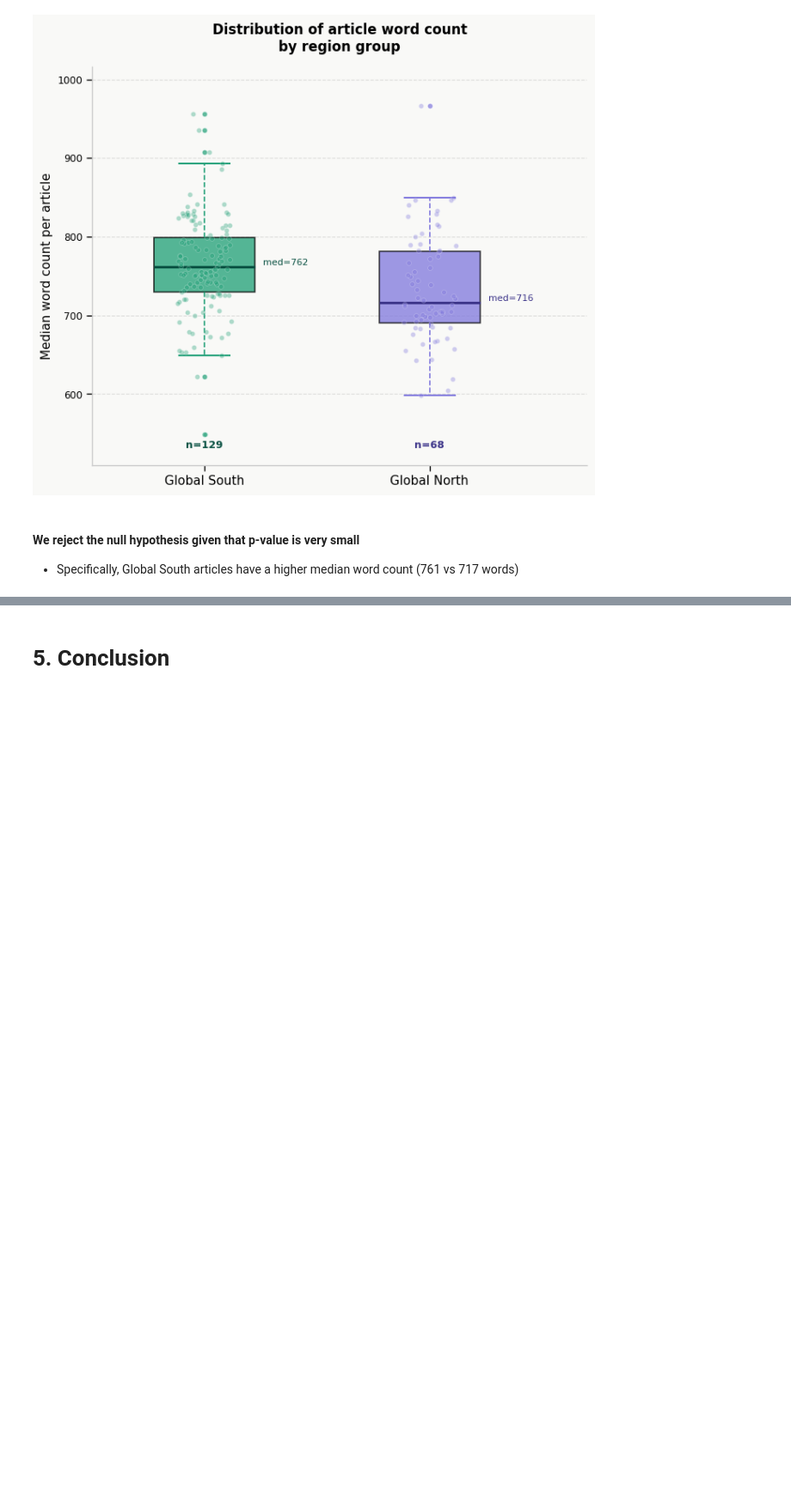
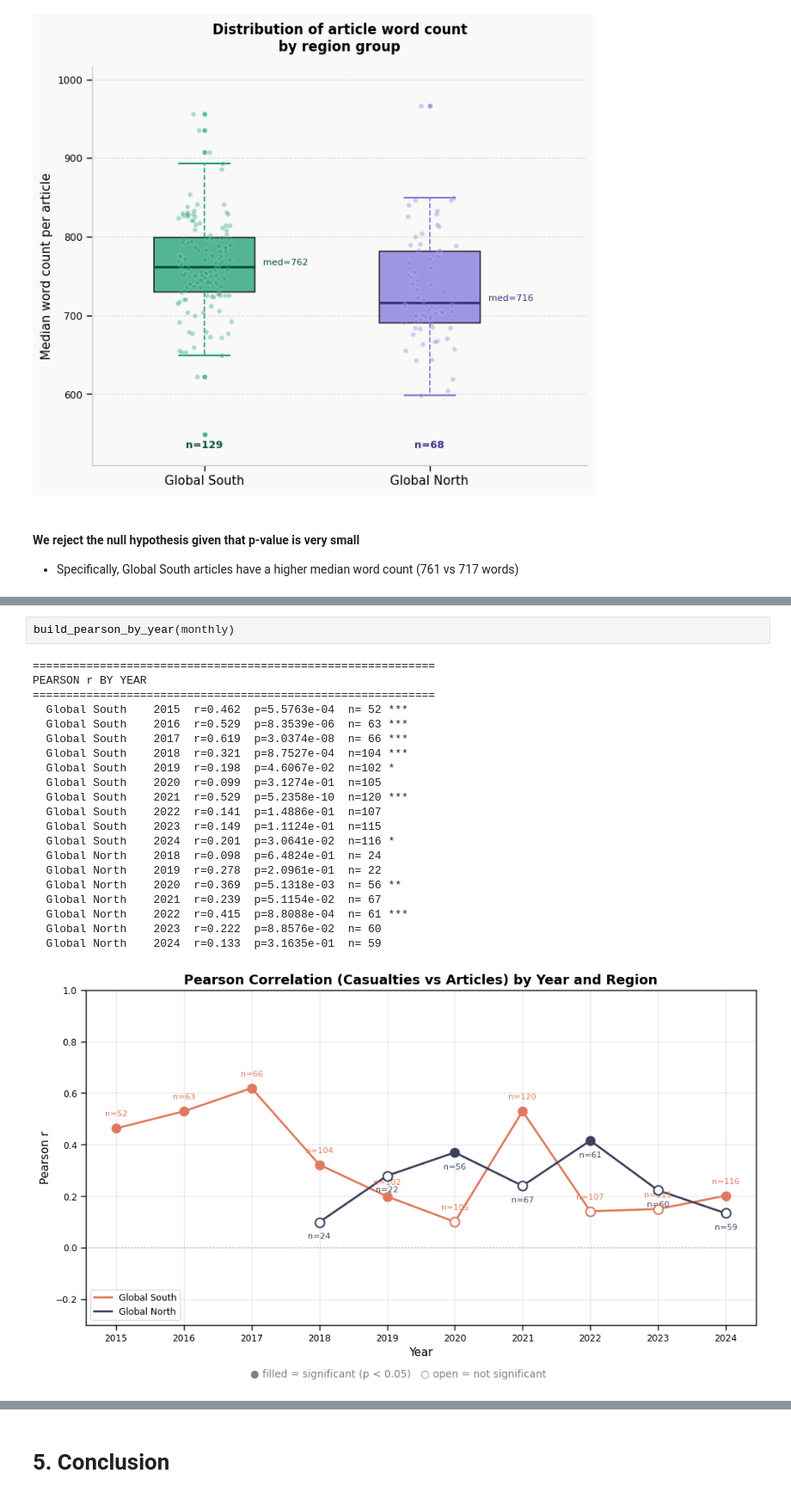
Before and after one commit to Harry9087655/ST115-group-project, a Jupyter notebook: analysis/analysis.ipynb, the cells around one changed output, grey strips where cells are left out. Shown at 86% size. Drawn from its saved outputs; the diff is of its cells as text; blank space fills up the shorter version.

```diff
--- a/analysis/analysis.ipynb
+++ b/analysis/analysis.ipynb
@@ -1998,0 +2325,24 @@ U (scipy):        5768.0
+# %%
+build_pearson_by_year(monthly)
+# %% [output]
+============================================================
+PEARSON r BY YEAR
+============================================================
+  Global South    2015  r=0.462  p=5.5763e-04  n= 52 ***
+  Global South    2016  r=0.529  p=8.3539e-06  n= 63 ***
+  Global South    2017  r=0.619  p=3.0374e-08  n= 66 ***
+  Global South    2018  r=0.321  p=8.7527e-04  n=104 ***
+  Global South    2019  r=0.198  p=4.6067e-02  n=102 *
+  Global South    2020  r=0.099  p=3.1274e-01  n=105
+  Global South    2021  r=0.529  p=5.2358e-10  n=120 ***
+  Global South    2022  r=0.141  p=1.4886e-01  n=107
+  Global South    2023  r=0.149  p=1.1124e-01  n=115
+  Global South    2024  r=0.201  p=3.0641e-02  n=116 *
+  Global North    2018  r=0.098  p=6.4824e-01  n= 24
+  Global North    2019  r=0.278  p=2.0961e-01  n= 22
+  Global North    2020  r=0.369  p=5.1318e-03  n= 56 **
+  Global North    2021  r=0.239  p=5.1154e-02  n= 67
+  Global North    2022  r=0.415  p=8.8088e-04  n= 61 ***
+  Global North    2023  r=0.222  p=8.8576e-02  n= 60
+  Global North    2024  r=0.133  p=3.1635e-01  n= 59
+[figure, added]
```
Also changed, not shown: parts of 15 cells of this notebook.
